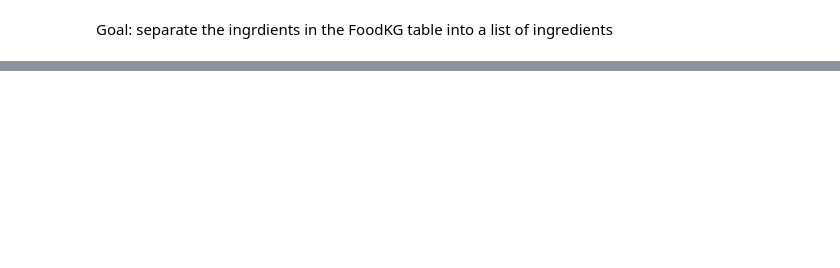
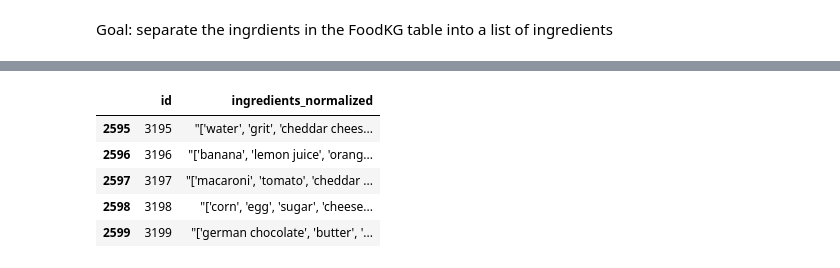
Before and after one commit to DirtyChay/food-knowledge-graph, a Jupyter notebook: process_food_kg.ipynb, the cells around one changed output, grey strips where cells are left out. Drawn from its saved outputs; the diff is of its cells as text; code cells hidden in the pictures; blank space fills up the shorter version.

```diff
--- a/process_food_kg.ipynb
+++ b/process_food_kg.ipynb
@@ -151,10 +103,9 @@ food_kg_df["ingredients_normalized"] = food_kg_df["ingredients"].apply(extract_i
 # %%
 # CSV can’t store native Python lists (they are objects), so use JSON dump
 ingredients_table = pd.DataFrame({
-    "id": food_kg_df["id"],
-    # "ingredients_raw": food_kg_df["ingredients"],
-    "ingredients_normalized": food_kg_df["ingredients_normalized"].apply(json.dumps),
-})
+    "id": final_df["id"],
+    "ingredients_normalized": final_df["ingredients_normalized"].apply(json.dumps),
+}).sort_values("id")
 # Create directory if it doesn't exist and save
-os.makedirs("ingredients", exist_ok=True)
-ingredients_table.to_csv("ingredients/ingredients.csv", index=False)
+os.makedirs("data", exist_ok=True)
+ingredients_table.to_csv("data/FoodKG_ingredients_normalized.csv", index=False)
@@ -167,0 +112,9 @@ df.head()
+# %%
+ingredients_table.tail()
+# %% [output]
+|  | id | ingredients_normalized |
+| 2595 | 3195 | "['water', 'grit', 'cheddar chees... |
+| 2596 | 3196 | "['banana', 'lemon juice', 'orang... |
+| 2597 | 3197 | "['macaroni', 'tomato', 'cheddar ... |
+| 2598 | 3198 | "['corn', 'egg', 'sugar', 'cheese... |
+| 2599 | 3199 | "['german chocolate', 'butter', '... |
```
Also changed, not shown: parts of 17 cells of this notebook, 4 other files.
